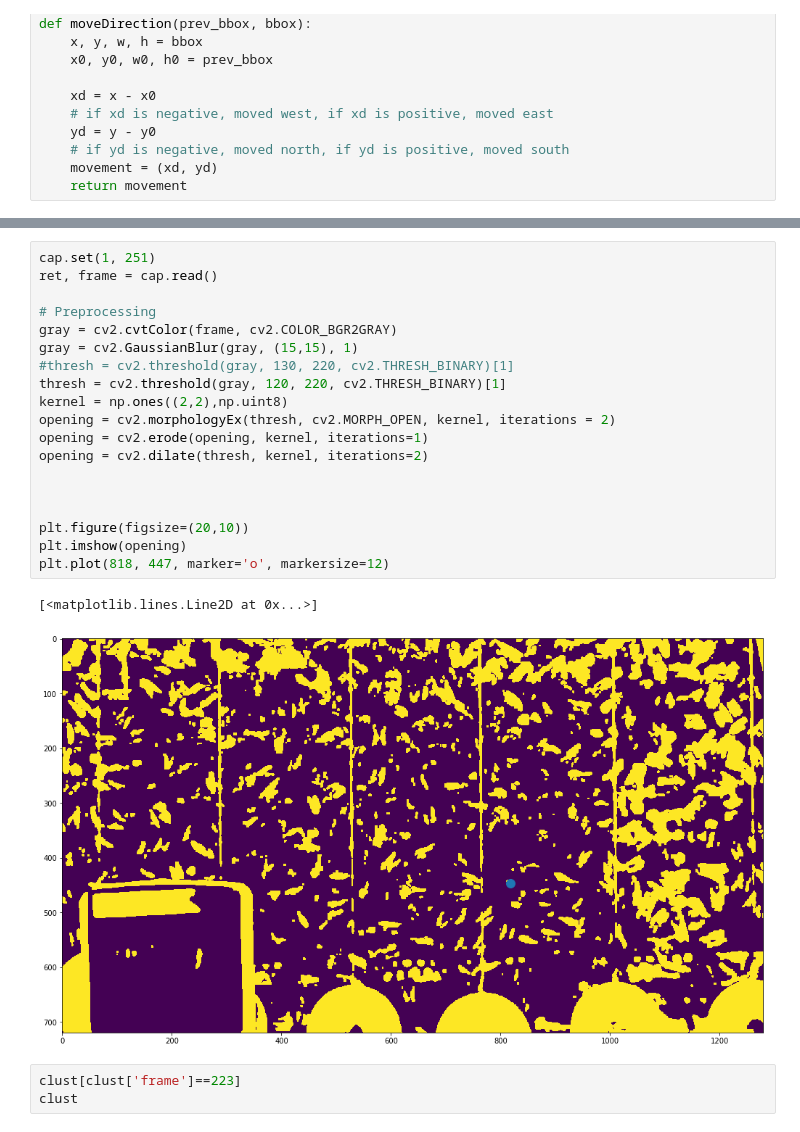
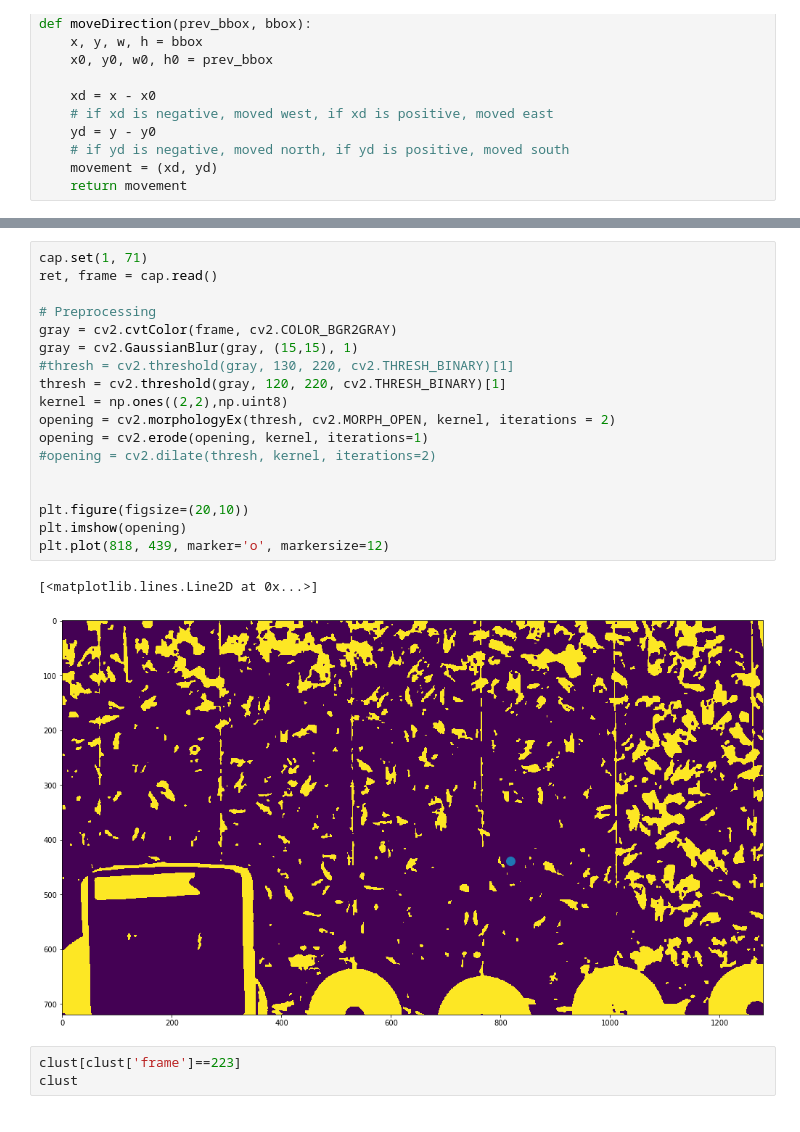
Before and after one commit to Jreece18/WaggleDanceTracker, a Jupyter notebook: TidyDataset.ipynb, the cells around one changed output, grey strips where cells are left out. Saved outputs shown, nothing was run; the diff lists cells and outputs as text.

```diff
--- a/TidyDataset.ipynb
+++ b/TidyDataset.ipynb
@@ -446,25 +464,24 @@ ZeroDivisionError: float division by zero
 # %%
-cap.set(1, 251)
+cap.set(1, 71)
 ret, frame = cap.read()
 
 # Preprocessing
 gray = cv2.cvtColor(frame, cv2.COLOR_BGR2GRAY)
 gray = cv2.GaussianBlur(gray, (15,15), 1)
 #thresh = cv2.threshold(gray, 130, 220, cv2.THRESH_BINARY)[1]
 thresh = cv2.threshold(gray, 120, 220, cv2.THRESH_BINARY)[1]
 kernel = np.ones((2,2),np.uint8)
 opening = cv2.morphologyEx(thresh, cv2.MORPH_OPEN, kernel, iterations = 2)
 opening = cv2.erode(opening, kernel, iterations=1)
-opening = cv2.dilate(thresh, kernel, iterations=2)
-
+#opening = cv2.dilate(thresh, kernel, iterations=2)
 
 
 plt.figure(figsize=(20,10))
 plt.imshow(opening)
-plt.plot(818, 447, marker='o', markersize=12)
+plt.plot(818, 439, marker='o', markersize=12)
 # %% [output]
 [<matplotlib.lines.Line2D at 0x...>]
-[figure, old version]
+[figure, new version]
 # %%
 clust[clust['frame']==223]
 clust
```
Also changed, not shown: parts of 3 cells of this notebook.
